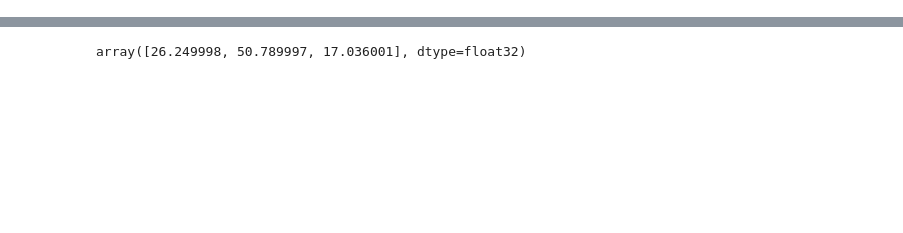
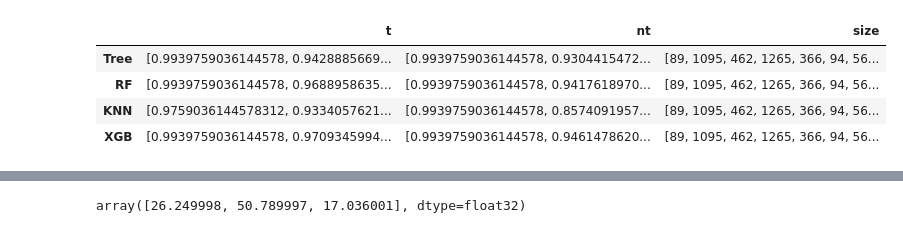
Before and after one commit to sdariza/Assignment_2_DM, a Jupyter notebook: codes/data.ipynb, the cells around one changed output, grey strips where cells are left out. Cells and saved outputs as stored; diff of their text form; code cells hidden in the pictures; blank space fills up the shorter version.

Commit message:
feat: ✅ models done

```diff
--- a/codes/data.ipynb
+++ b/codes/data.ipynb
@@ -62,6 +57,0 @@ Ya existe el subdirectorio o el archivo data.
-# %%
-for idx, path in enumerate(paths):
-   os.rename(path,f'./data/data{idx}.csv')
-# %%
-paths = glob.glob('./data/*.csv')
-paths
@@ -99,27 +68,30 @@ parameters.append(('Tree',{'min_samples_leaf':[20,30,40,50],
                            'ccp_alpha':[0,0.01,0.03,0.05],
                            'random_state':[123]}))
 
-#class_weight='balanced'
 
 parameters.append(('RF',{'n_estimators':[500],
-                         'min_samples_leaf':[20,30,40,50],
-                         'min_impurity_decrease':[0,0.01,0.03,0.05],
-                         'ccp_alpha':[0,0.01,0.03,0.05],
+                         'min_samples_leaf':[20,30,40],
+                         'min_impurity_decrease':[0,0.03,0.05],
+                         'ccp_alpha':[0,0.03,0.05],
                          'oob_score':[False, True],
-                         'random_state':[123]}))
+                         'random_state':[123],
+                         'n_jobs':[-1]}))
 
-parameters.append(('KNN',{'n_neighbors':[3,5,7,11,21],
+
+parameters.append(('KNN',{'n_neighbors':[3,5,7,11],
                           'algorithm':['ball_tree','kd_tree'],
                           'p':[1,2],
-                          'leaf_size':[20,30,40]}))
+                          'leaf_size':[20,30,40],
+                          'n_jobs':[-1]}))
 
-parameters.append(('XGB',{'learning_rate': [0.3, 0.5, 0.7],
+parameters.append(('XGB',{'learning_rate': [0.3, 0.5],
                           'min_child_weight': [1,3,5],
-                          'subsample': [0.5,0.6,0.7,0.8],
+                          'subsample': [0.6,0.8,1],
                           'verbosity': [0],
-                          'colsample_bytree': [0.7,0.8,0.9,1],
-                          'n_estimators': [100,300,500],
-                          'random_state':[123]}))
+                          'colsample_bytree': [0.8,1],
+                          'n_estimators': [100,300],
+                          'random_state':[123],
+                          'n_jobs':[-1]}))
 parameters = dict(parameters)
 # %%
 dict_models = {'Tree':{'t':[],'nt':[], 'size':[]},
@@ -128,9 +100,9 @@ dict_models = {'Tree':{'t':[],'nt':[], 'size':[]},
               'XGB':{'t':[],'nt':[],'size':[]}
               }
 # %%
-dict_models1 = copy.deepcopy(dict_models);
-dict_models2 = copy.deepcopy(dict_models);
-dict_models3 = copy.deepcopy(dict_models);
+# dict_models1 = copy.deepcopy(dict_models);
+# dict_models2 = copy.deepcopy(dict_models);
+# dict_models3 = copy.deepcopy(dict_models);
 dict_models4 = copy.deepcopy(dict_models);
 # %%
 for path in paths:
@@ -187,0 +368,9 @@ dict_models1
+# %%
+DF1 = pd.DataFrame.from_dict(dict_models1, orient='index')
+DF1
+# %% [output]
+|  | t | nt | size |
+| Tree | [0.9939759036144578, 0.9428885669... | [0.9939759036144578, 0.9304415472... | [89, 1095, 462, 1265, 366, 94, 56... |
+| RF | [0.9939759036144578, 0.9688958635... | [0.9939759036144578, 0.9417618970... | [89, 1095, 462, 1265, 366, 94, 56... |
+| KNN | [0.9759036144578312, 0.9334057621... | [0.9939759036144578, 0.8574091957... | [89, 1095, 462, 1265, 366, 94, 56... |
+| XGB | [0.9939759036144578, 0.9709345994... | [0.9939759036144578, 0.9461478620... | [89, 1095, 462, 1265, 366, 94, 56... |
```
Also changed, not shown: parts of 30 cells of this notebook, 10 other files.
